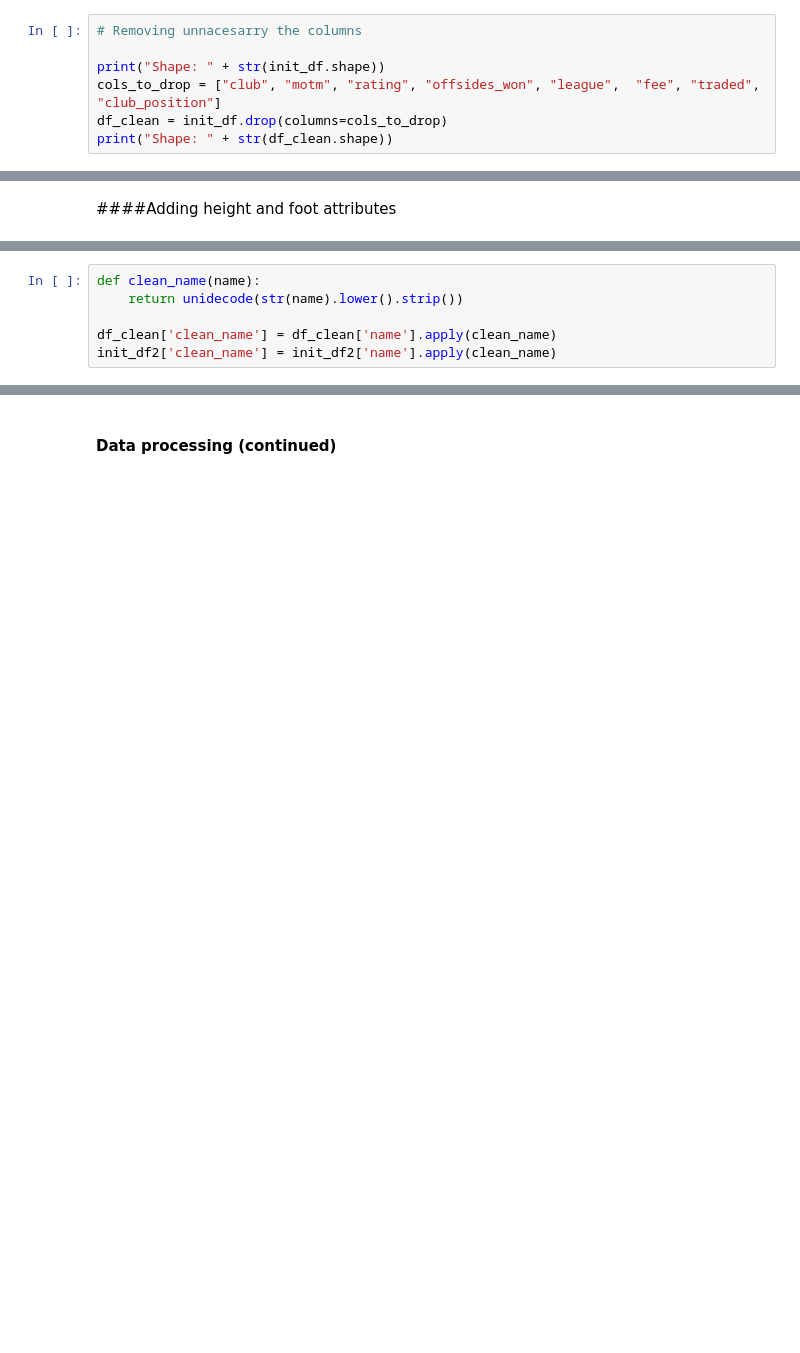
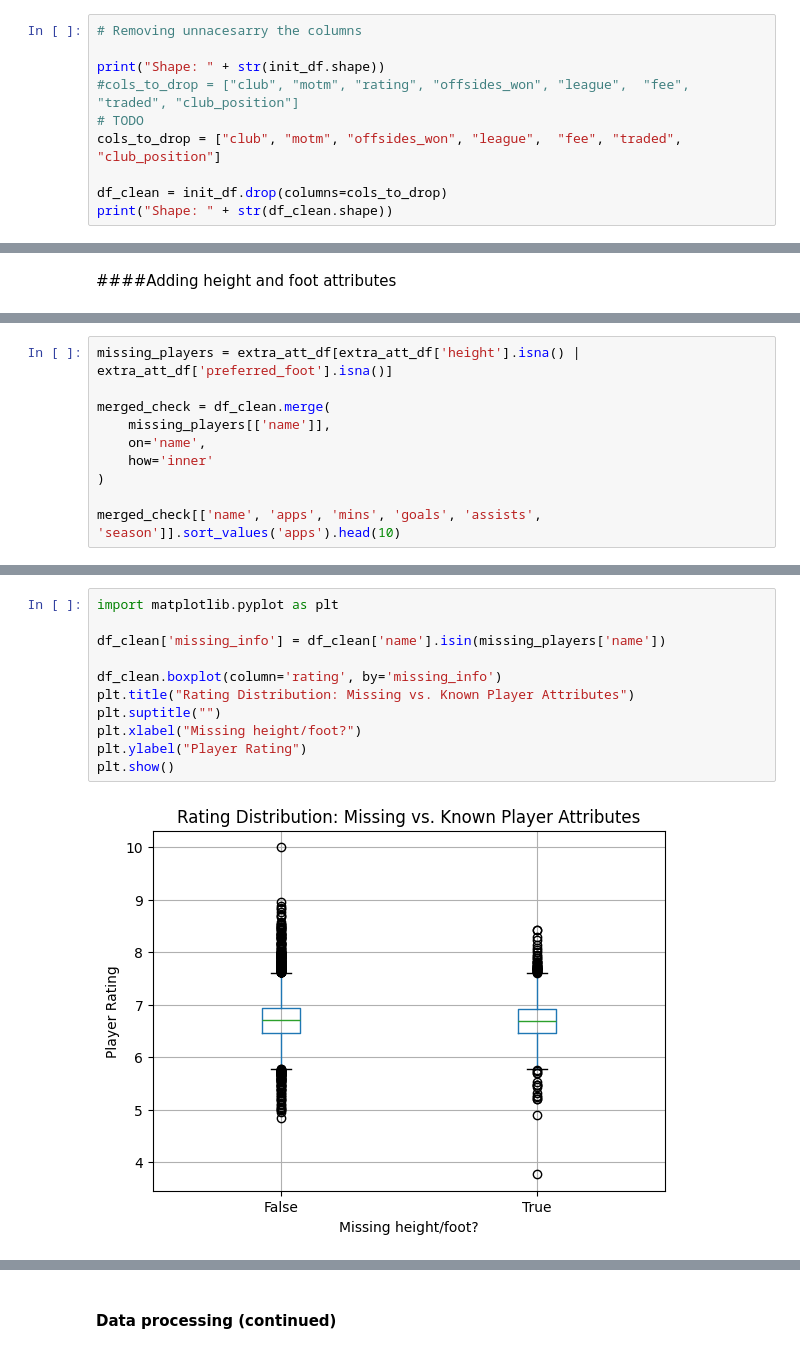
Before and after one commit to Computational-Tools-in-DS-G42/footballer-profiler-AI, a Jupyter notebook: player_profiler.ipynb, the cells around one changed output, grey strips where cells are left out. Saved outputs shown, nothing was run; the diff lists cells and outputs as text; blank space fills up the shorter version.

```diff
--- a/player_profiler.ipynb
+++ b/player_profiler.ipynb
@@ -97,7 +103,10 @@ init_df['position'].unique().tolist()
 # Removing unnacesarry the columns
 
 print("Shape: " + str(init_df.shape))
-cols_to_drop = ["club", "motm", "rating", "offsides_won", "league",  "fee", "traded", "club_position"]
+#cols_to_drop = ["club", "motm", "rating", "offsides_won", "league",  "fee", "traded", "club_position"]
+# TODO
+cols_to_drop = ["club", "motm", "offsides_won", "league",  "fee", "traded", "club_position"]
+
 df_clean = init_df.drop(columns=cols_to_drop)
 print("Shape: " + str(df_clean.shape))
 # %% [output]
@@ -184,6 +157,0 @@ from datasketch import MinHash, MinHashLSH
-# %%
-def clean_name(name):
-    return unidecode(str(name).lower().strip())
-
-df_clean['clean_name'] = df_clean['name'].apply(clean_name)
-init_df2['clean_name'] = init_df2['name'].apply(clean_name)
@@ -419,0 +172,10 @@ merged_df = df_clean.merge(
+# %%
+missing_players = extra_att_df[extra_att_df['height'].isna() | extra_att_df['preferred_foot'].isna()]
+
+merged_check = df_clean.merge(
+    missing_players[['name']],
+    on='name',
+    how='inner'
+)
+
+merged_check[['name', 'apps', 'mins', 'goals', 'assists', 'season']].sort_values('apps').head(10)
@@ -419,0 +194,13 @@ merged_df = df_clean.merge(
+# %%
+import matplotlib.pyplot as plt
+
+df_clean['missing_info'] = df_clean['name'].isin(missing_players['name'])
+
+df_clean.boxplot(column='rating', by='missing_info')
+plt.title("Rating Distribution: Missing vs. Known Player Attributes")
+plt.suptitle("")
+plt.xlabel("Missing height/foot?")
+plt.ylabel("Player Rating")
+plt.show()
+# %% [output]
+[figure, added]
```
Also changed, not shown: parts of 19 cells of this notebook.
